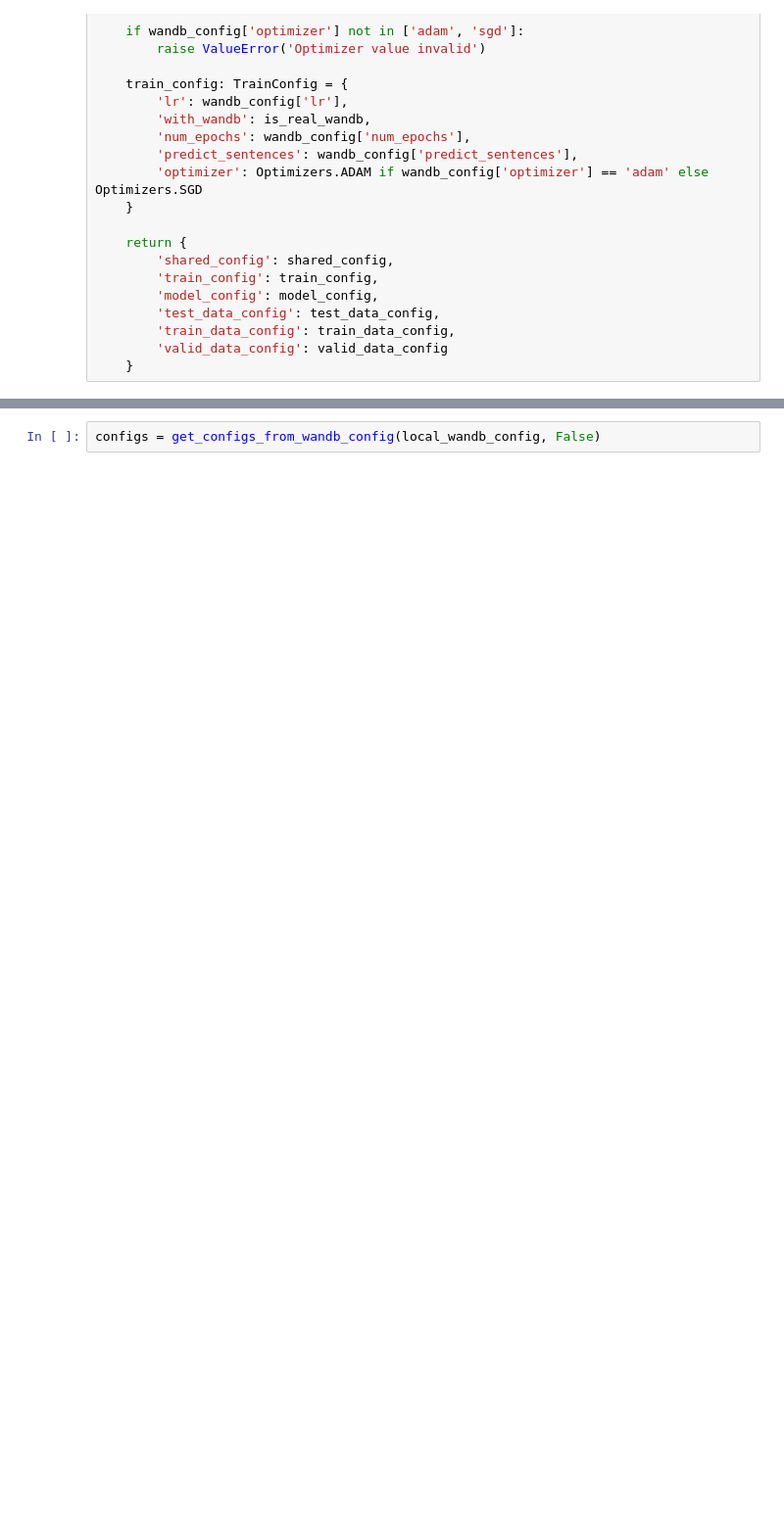
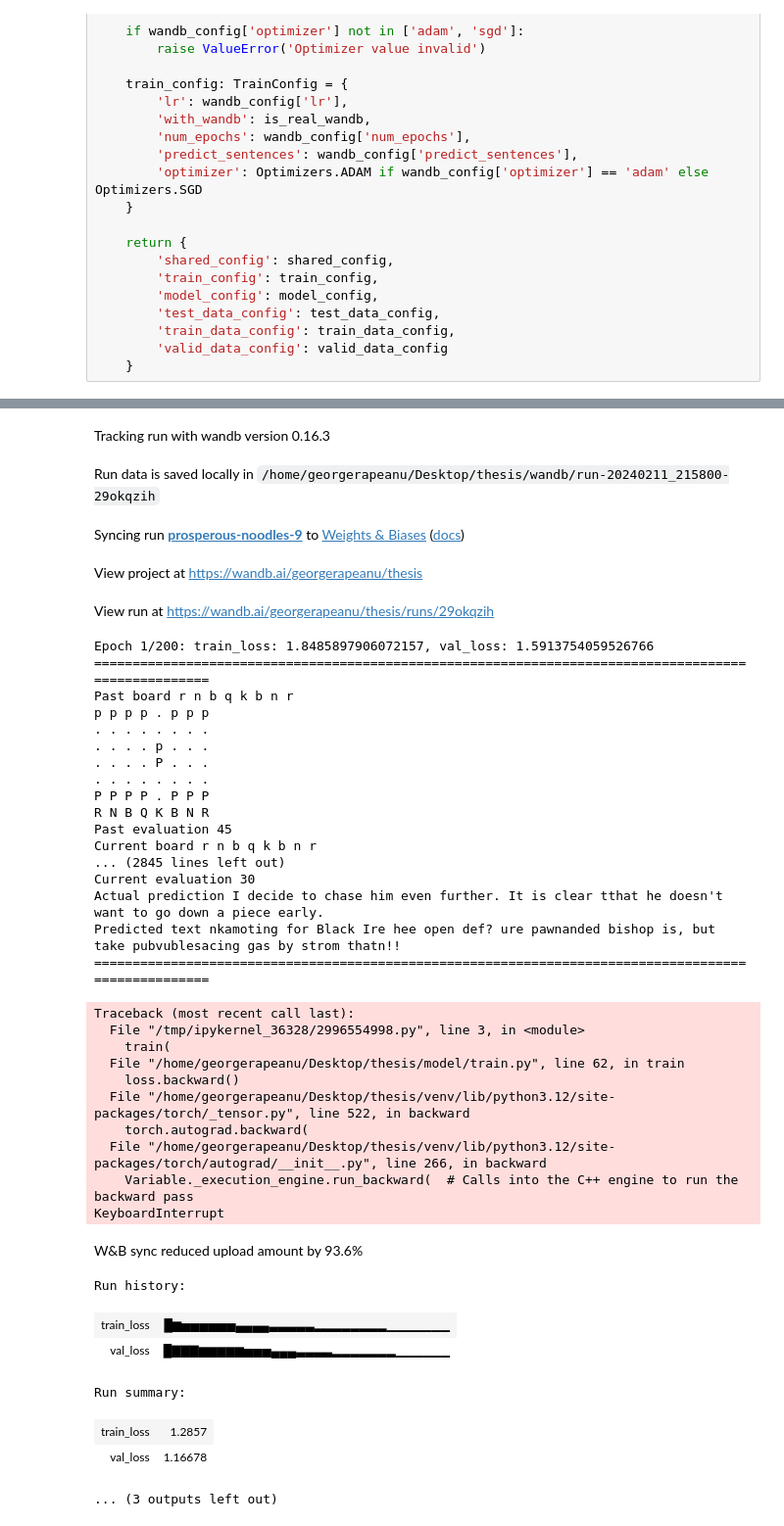
Before and after one commit to georgerapeanu/thesis, a Jupyter notebook: main.ipynb, the cells around one changed output, grey strips where cells are left out. Shown at 98% size. Cells and saved outputs as stored; diff of their text form; blank space fills up the shorter version.

Commit message:
wandb setup

```diff
--- a/main.ipynb
+++ b/main.ipynb
@@ -109,2 +199,42 @@ local_wandb_config: WandbConfig = {
 # %%
-configs = get_configs_from_wandb_config(local_wandb_config, False)
+# %% [output]
+Tracking run with wandb version 0.16.3
+Run data is saved locally in /home/georgerapeanu/Desktop/thesis/wandb/run-20240211_215800-29okqzih
+Syncing run prosperous-noodles-9 to Weights & Biases (docs)
+View project at https://wandb.ai/georgerapeanu/thesis
+View run at https://wandb.ai/georgerapeanu/thesis/runs/29okqzih
+Epoch 1/200: train_loss: 1.8485897906072157, val_loss: 1.5913754059526766
+====================================================================================================
+Past board r n b q k b n r
+p p p p . p p p
+. . . . . . . .
+. . . . p . . .
+. . . . P . . .
+. . . . . . . .
+P P P P . P P P
+R N B Q K B N R
+Past evaluation 45
+Current board r n b q k b n r
+... (2845 lines left out)
+Current evaluation 30
+Actual prediction I decide to chase him even further. It is clear tthat he doesn't want to go down a piece early.
+Predicted text nkamoting for Black Ire hee open def? ure pawnanded bishop is, but take pubvublesacing gas by strom thatn!!
+====================================================================================================
+Traceback (most recent call last):
+  File "/tmp/ipykernel_36328/2996554998.py", line 3, in <module>
+    train(
+  File "/home/georgerapeanu/Desktop/thesis/model/train.py", line 62, in train
+    loss.backward()
+  File "/home/georgerapeanu/Desktop/thesis/venv/lib/python3.12/site-packages/torch/_tensor.py", line 522, in backward
+    torch.autograd.backward(
+  File "/home/georgerapeanu/Desktop/thesis/venv/lib/python3.12/site-packages/torch/autograd/__init__.py", line 266, in backward
+    Variable._execution_engine.run_backward(  # Calls into the C++ engine to run the backward pass
+KeyboardInterrupt
+W&B sync reduced upload amount by 93.6%
+Run history:
+| train_loss | █▆▅▅▅▅▅▅▄▄▄▄▃▃▃▃▃▂▂▂▂▂▂▂▂▁▁▁▁▁▁▁ |
+| val_loss | █▇▇▇▆▆▆▆▆▅▅▅▄▄▄▃▃▃▃▂▂▂▂▂▂▂▁▁▁▁▁▁ |
+Run summary:
+| train_loss | 1.2857 |
+| val_loss | 1.16678 |
+... (3 outputs left out)
```
Also changed, not shown: parts of 5 cells of this notebook, 5 other files.
